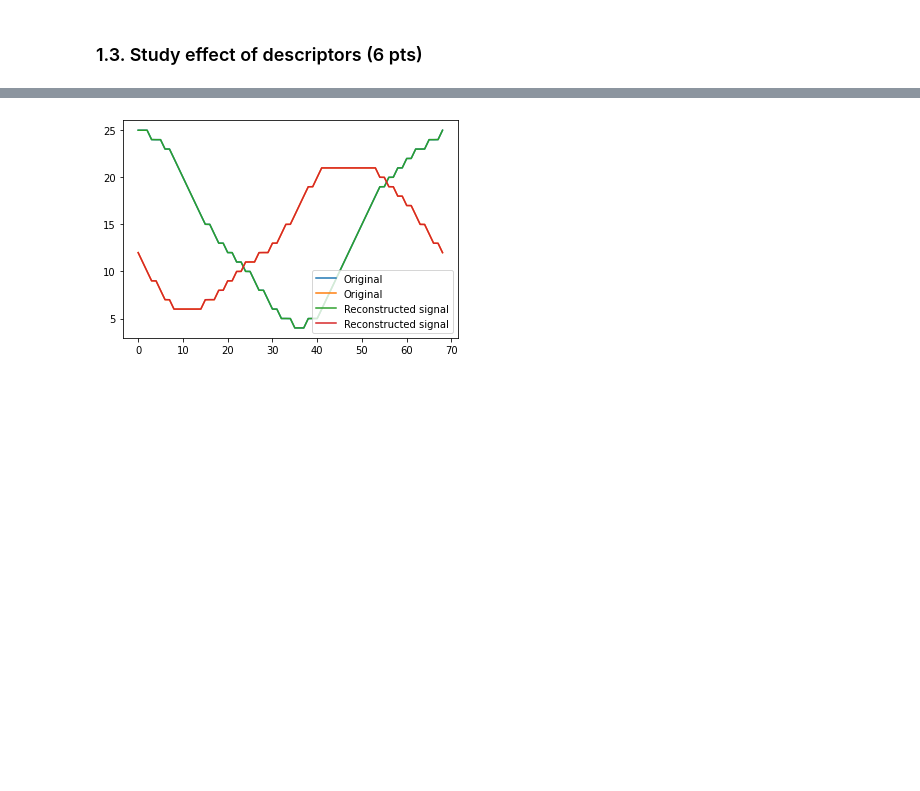
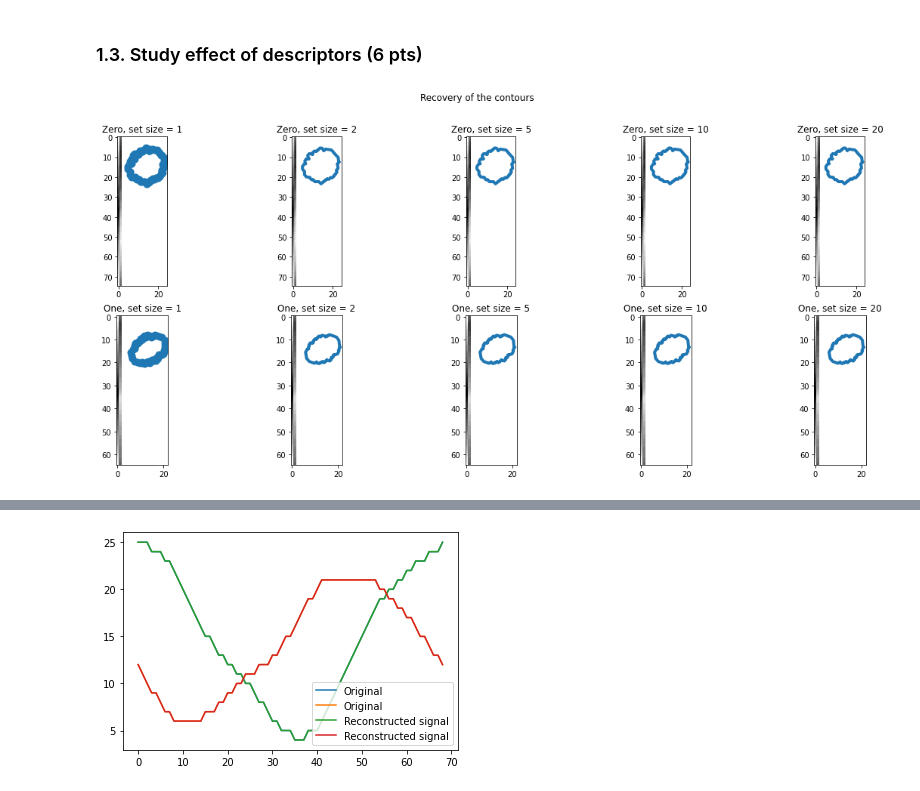
Before and after one commit to rinoago/iapr, a Jupyter notebook: labs/lab_02_object_description.ipynb, the cells around one changed output, grey strips where cells are left out. Saved outputs shown, nothing was run; the diff lists cells and outputs as text; code cells hidden in the pictures; blank space fills up the shorter version.

```diff
--- a/labs/lab_02_object_description.ipynb
+++ b/labs/lab_02_object_description.ipynb
@@ -371,4 +371,62 @@ zero = zero_cont[0]
 one = ones_cont[0]
 # %%
 # TODO
+# %%
+# On each of the 5 plots you will show the recovery for a "0" and a "1" (used the same axis for both a "0" and a "1").
+# Define increasing set sizes of the descriptors. You can also change these numbers.
+descr_set_sizes = [1, 2, 5, 10, 20]
+
+# Define images for which you will show the recovery. You can also change the indexes.
+zero = zero_cont[0]
+one = ones_cont[0]
+
+# Define images for which you will show the recovery. You can also change the indexes.
+zero = zero_cont[4]
+one = ones_cont[7]
+
+fft0 = fourrier(zero)
+fft1 = fourrier(one)
+
+fig, axes = plt.subplots(2, 5, figsize=(20, 8))
+
+# Plot recovery for a zero image
+for i in range(0, 5):
+    # Reconstruction using different amounts of descriptors
+    fft_desc_0= fft0
+    fft_desc_0[descr_set_sizes[i]:len(descr_set_sizes)]=0
+    ifft_contour_0 = np.fft.ifft(fft_desc_0)
+    reconst_contour_0 = np.zeros((ifft_contour_0.shape[0], 2))
+    reconst_contour_0[:,1] = np.real(ifft_contour_0)
+    reconst_contour_0[:,0] = np.imag(ifft_contour_0)
+    # Plot the reconstructed contour
+    axes[0,i].imshow(zero, cmap='gray')
+    if i==0:
+        axes[0,i].scatter(reconst_contour_0[:, 1], reconst_contour_0[:, 0], linewidth=4)
+    else:
+        axes[0,i].plot(reconst_contour_0[:, 1], reconst_contour_0[:, 0], linewidth=4)
+    axes[0,i].set_title("Zero, set size = " + str(descr_set_sizes[i]))
+    axes[0,i].set_aspect('equal')  # Set aspect ratio to be equal
+
+# Plot recovery for a one image
+for i in range(0, 5):
+    # Reconstruction using different amounts of descriptors
+    fft_desc_1= fft1
+    fft_desc_1[descr_set_sizes[i]:len(descr_set_sizes)]=0
+    ifft_contour_1 = np.fft.ifft(fft_desc_1)
+    reconst_contour_1 = np.zeros((ifft_contour_1.shape[0], 2))
+    reconst_contour_1[:,1] = np.real(ifft_contour_1)
+    reconst_contour_1[:,0] = np.imag(ifft_contour_1)
+    # Plot the reconstructed contour
+    axes[1,i].imshow(one, cmap='gray')
+    if i==0:
+        axes[1,i].scatter(reconst_contour_1[:, 1], reconst_contour_1[:, 0], linewidth=4)
+    else:
+        axes[1,i].plot(reconst_contour_1[:, 1], reconst_contour_1[:, 0], linewidth=4)
+    axes[1,i].set_title("One, set size = " + str(descr_set_sizes[i]))
+    axes[1,i].set_aspect('equal')  # Set aspect ratio to be equal
+
+fig.suptitle("Recovery of the contours")
+plt.show()
+# %% [output]
+[figure, added]
 # %%
```
Also changed, not shown: parts of 4 cells of this notebook.
